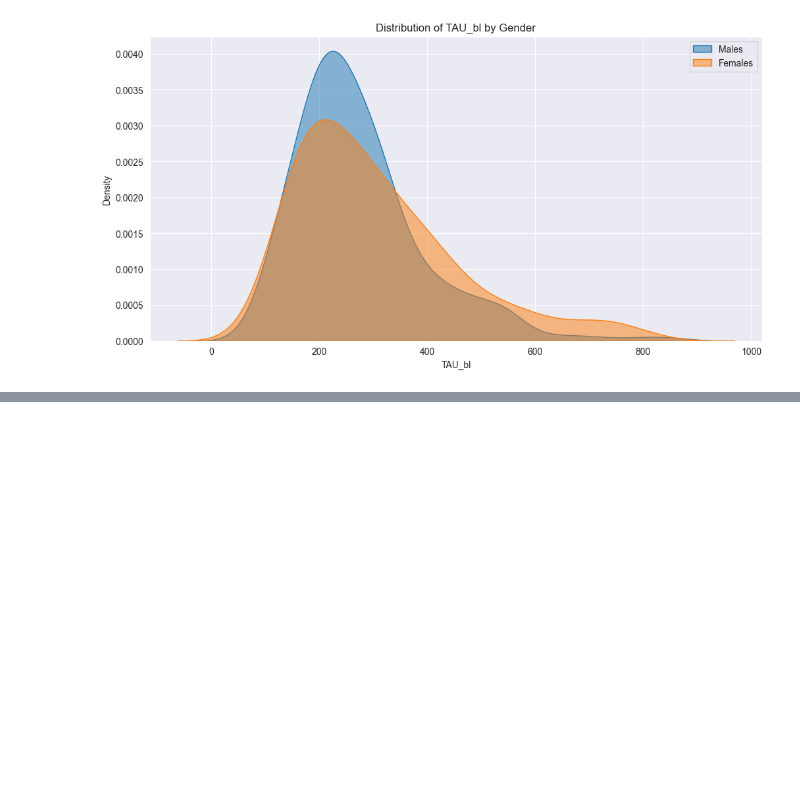
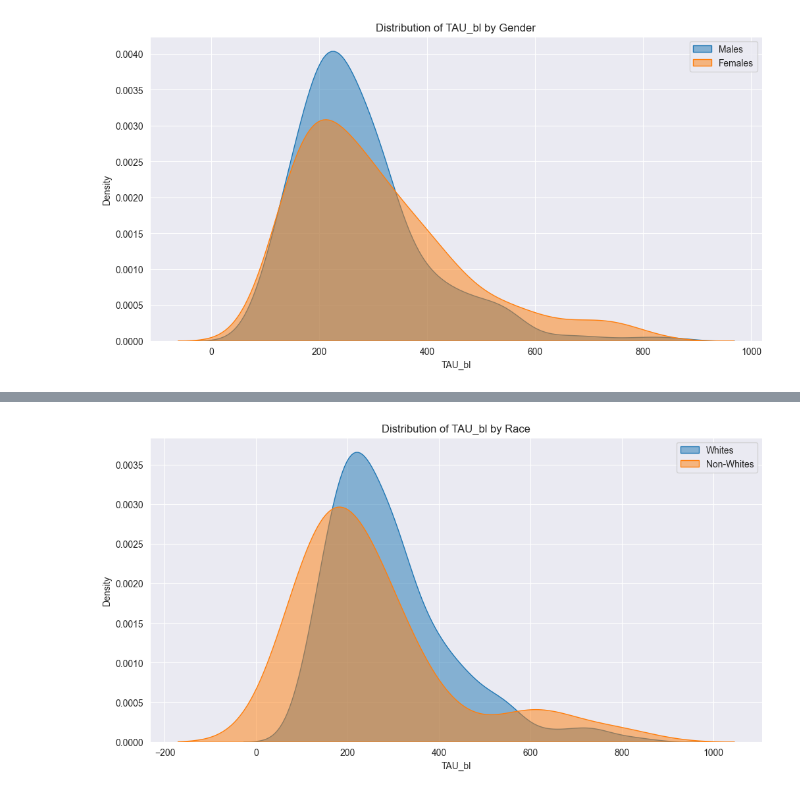
Before and after one commit to Aquila69420/adni-ml, a Jupyter notebook: covariate_shift.ipynb, the cells around one changed output, grey strips where cells are left out. Cells and saved outputs as stored; diff of their text form; code cells hidden in the pictures; blank space fills up the shorter version.

```diff
--- a/covariate_shift.ipynb
+++ b/covariate_shift.ipynb
@@ -271,0 +320,12 @@ plt.show()
+# %%
+# Visualize the distributions of the race groups
+plt.figure(figsize=(12, 6))
+sns.kdeplot(whites_df['TAU_bl'], label='Whites', fill=True, alpha=0.5)
+sns.kdeplot(non_whites_df['TAU_bl'], label='Non-Whites', fill=True, alpha=0.5)
+plt.title('Distribution of TAU_bl by Race')
+plt.xlabel('TAU_bl')
+plt.ylabel('Density')
+plt.legend()
+plt.show()
+# %% [output]
+[figure, added]
```
Also changed, not shown: parts of 7 cells of this notebook, 1 other file.
